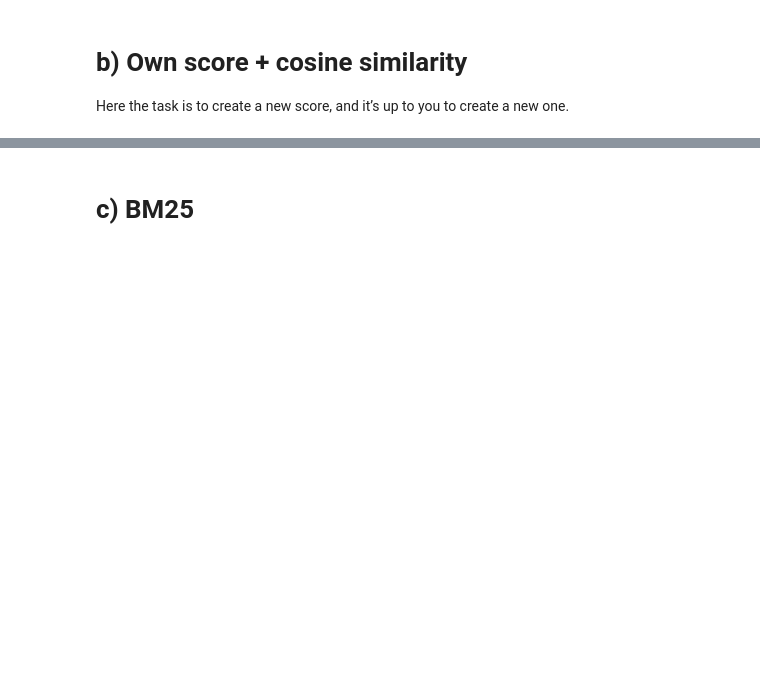
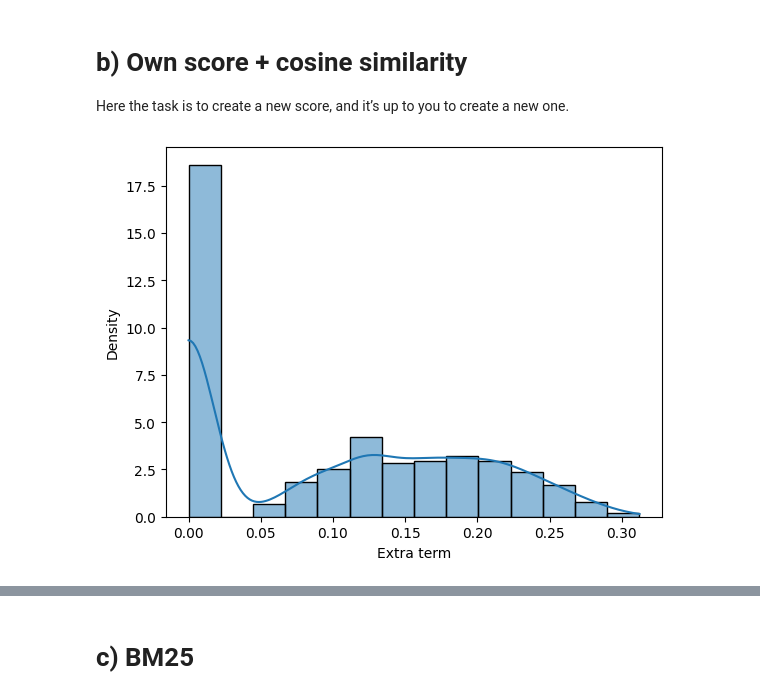
Before and after one commit to N4s4r/IRWA-2022-u172938-u173480-u176347, a Jupyter notebook: ranking.ipynb, the cells around one changed output, grey strips where cells are left out. Drawn from its saved outputs; the diff is of its cells as text; code cells hidden in the pictures; blank space fills up the shorter version.

Commit message:
Final loglog score. (skorr)

```diff
--- a/ranking.ipynb
+++ b/ranking.ipynb
@@ -300,8 +303,14 @@ Here the task is to create a new score, and it’s up to you to create a new one
 doc2extra_score = dict()
 
 for index, row in df.iterrows():
-    extra_score = 0.075 * (row["Likes"] + 2 * row["Retweets"]) / len(row["Hashtags"].split(","))
+    extra_score = 0.25 * np.log(1 + np.log(1 + (np.log(1 + row["Likes"]) + 2 * np.log(1 + row["Retweets"])) / np.log(1 + len(row["Hashtags"].split(",")))))
     doc2extra_score[row["DocID"]] = extra_score
+# %%
+sns.histplot(np.log(1 + np.array(list(doc2extra_score.values()))), stat="density", kde=True)
+plt.xlabel("Extra term")
+plt.show()
+# %% [output]
+[figure, added]
 # %%
 def new_rank(query, tf_idf, vocabulary, doc2extra_score):
     N = len(tf_idf.keys())
```
Also changed, not shown: parts of 11 cells of this notebook.
